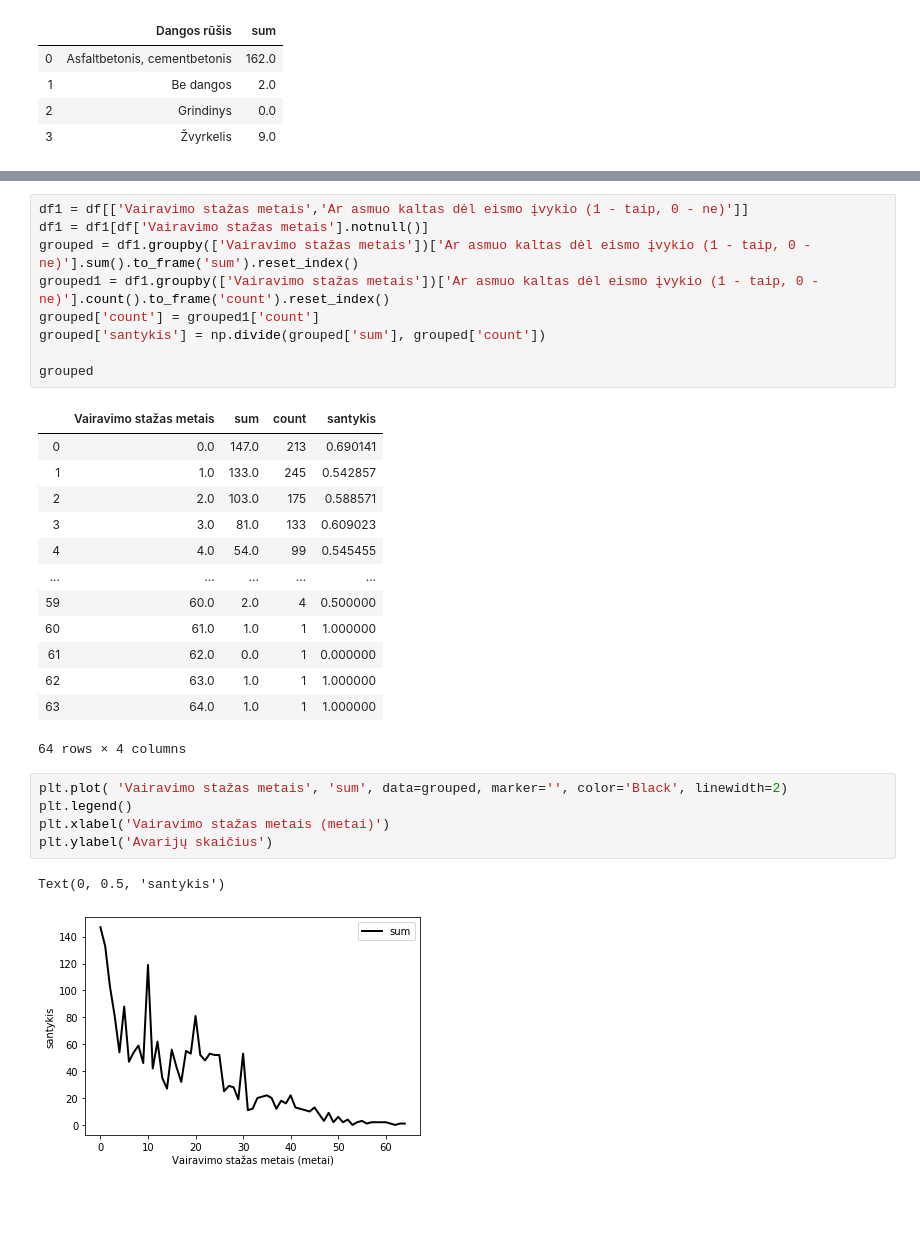
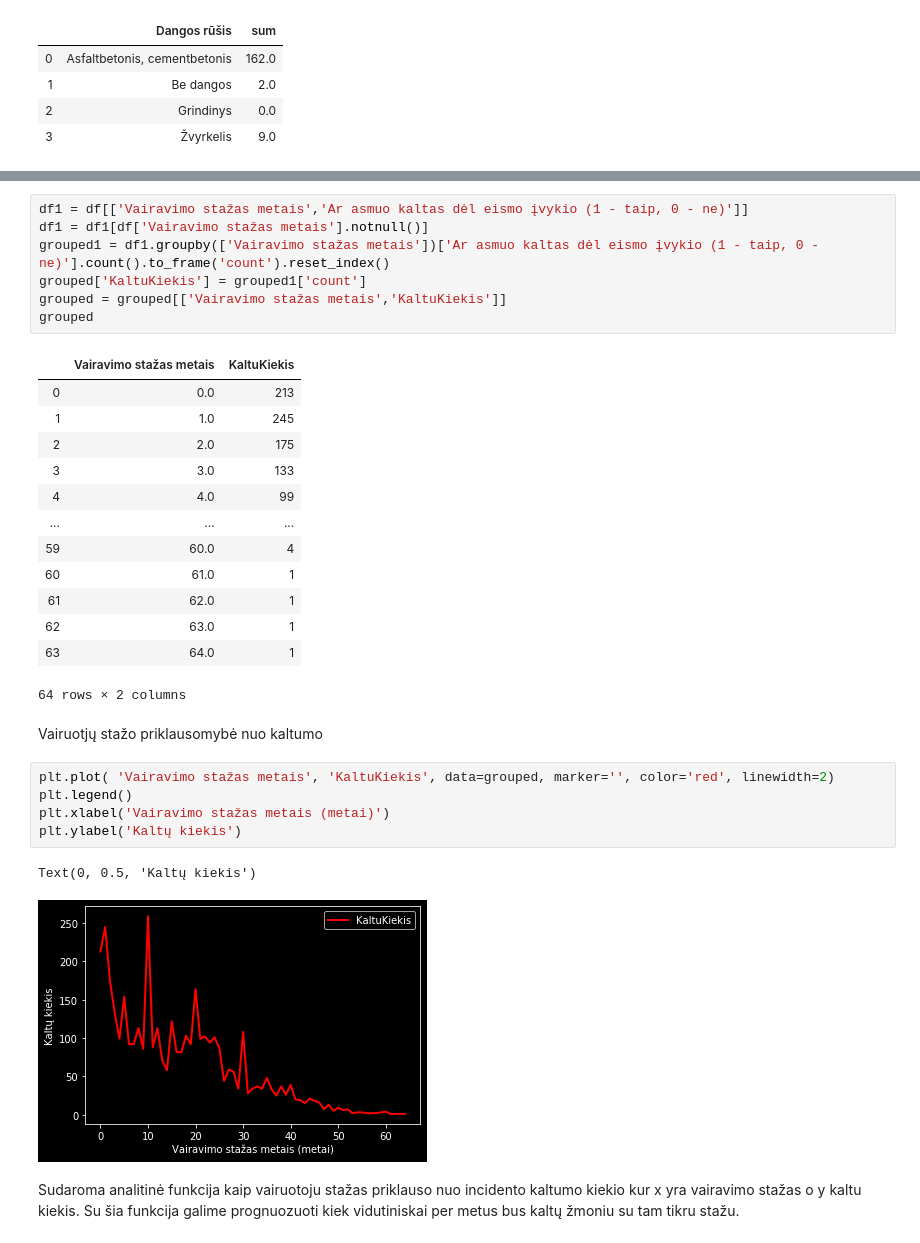
Before and after one commit to martasp/Machine-learning-Mini-Project, a Jupyter notebook: mm.ipynb, the cells around one changed output, grey strips where cells are left out. Drawn from its saved outputs; the diff is of its cells as text; blank space fills up the shorter version.

```diff
--- a/mm.ipynb
+++ b/mm.ipynb
@@ -70,34 +75,36 @@ plt.show()
 # %%
 df1 = df[['Vairavimo stažas metais','Ar asmuo kaltas dėl eismo įvykio (1 - taip, 0 - ne)']]
 df1 = df1[df['Vairavimo stažas metais'].notnull()]
-grouped = df1.groupby(['Vairavimo stažas metais'])['Ar asmuo kaltas dėl eismo įvykio (1 - taip, 0 - ne)'].sum().to_frame('sum').reset_index()
 grouped1 = df1.groupby(['Vairavimo stažas metais'])['Ar asmuo kaltas dėl eismo įvykio (1 - taip, 0 - ne)'].count().to_frame('count').reset_index()
-grouped['count'] = grouped1['count']
-grouped['santykis'] = np.divide(grouped['sum'], grouped['count'])
-
+grouped['KaltuKiekis'] = grouped1['count']
+grouped = grouped[['Vairavimo stažas metais','KaltuKiekis']]
 grouped
 # %% [output]
-|  | Vairavimo stažas metais | sum | count | santykis |
-| 0 | 0.0 | 147.0 | 213 | 0.690141 |
-| 1 | 1.0 | 133.0 | 245 | 0.542857 |
-| 2 | 2.0 | 103.0 | 175 | 0.588571 |
-| 3 | 3.0 | 81.0 | 133 | 0.609023 |
-| 4 | 4.0 | 54.0 | 99 | 0.545455 |
-| ... | ... | ... | ... | ... |
-| 59 | 60.0 | 2.0 | 4 | 0.500000 |
-| 60 | 61.0 | 1.0 | 1 | 1.000000 |
-| 61 | 62.0 | 0.0 | 1 | 0.000000 |
-| 62 | 63.0 | 1.0 | 1 | 1.000000 |
-| 63 | 64.0 | 1.0 | 1 | 1.000000 |
+|  | Vairavimo stažas metais | KaltuKiekis |
+| 0 | 0.0 | 213 |
+| 1 | 1.0 | 245 |
+| 2 | 2.0 | 175 |
+| 3 | 3.0 | 133 |
+| 4 | 4.0 | 99 |
+| ... | ... | ... |
+| 59 | 60.0 | 4 |
+| 60 | 61.0 | 1 |
+| 61 | 62.0 | 1 |
+| 62 | 63.0 | 1 |
+| 63 | 64.0 | 1 |
-64 rows × 4 columns
+64 rows × 2 columns
+# %% [markdown]
+Vairuotjų stažo priklausomybė nuo kaltumo
 # %%
-plt.plot( 'Vairavimo stažas metais', 'sum', data=grouped, marker='', color='Black', linewidth=2)
+plt.plot( 'Vairavimo stažas metais', 'KaltuKiekis', data=grouped, marker='', color='red', linewidth=2)
 plt.legend()
 plt.xlabel('Vairavimo stažas metais (metai)')
-plt.ylabel('Avarijų skaičius')
+plt.ylabel('Kaltų kiekis')
 # %% [output]
-Text(0, 0.5, 'santykis')
+Text(0, 0.5, 'Kaltų kiekis')
-[figure, old version]
+[figure, new version]
+# %% [markdown]
+Sudaroma analitinė funkcija kaip vairuotoju stažas priklauso nuo incidento kaltumo kiekio kur x yra vairavimo stažas o y kaltu kiekis. Su šia funkcija galime prognuozuoti kiek vidutiniskai per metus bus kaltų žmoniu su tam tikru stažu.
 # %%
 # soruce : https://docs.scipy.org/doc/scipy/reference/generated/scipy.optimize.curve_fit.html
 from scipy.optimize import curve_fit
```
Also changed, not shown: parts of 9 cells of this notebook.
